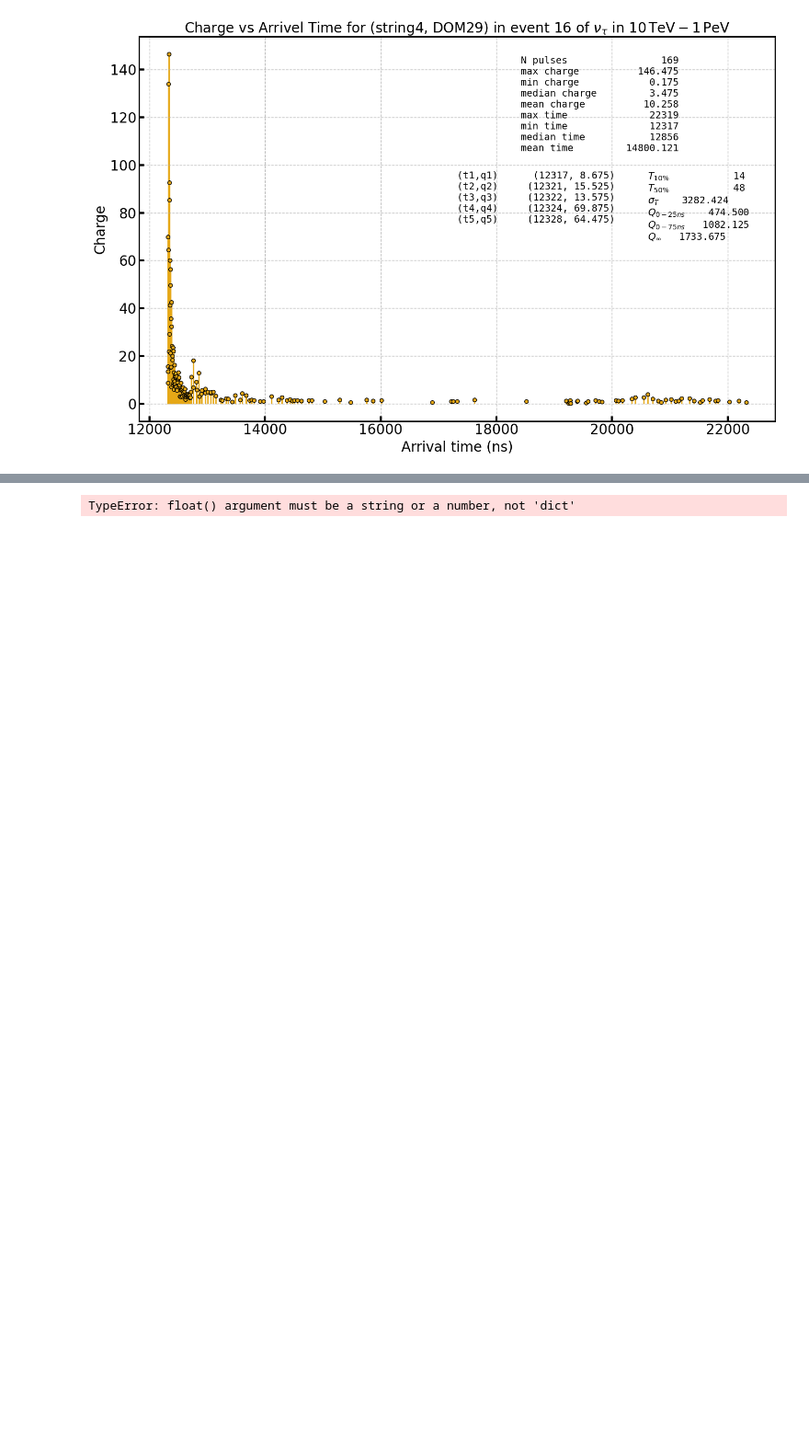
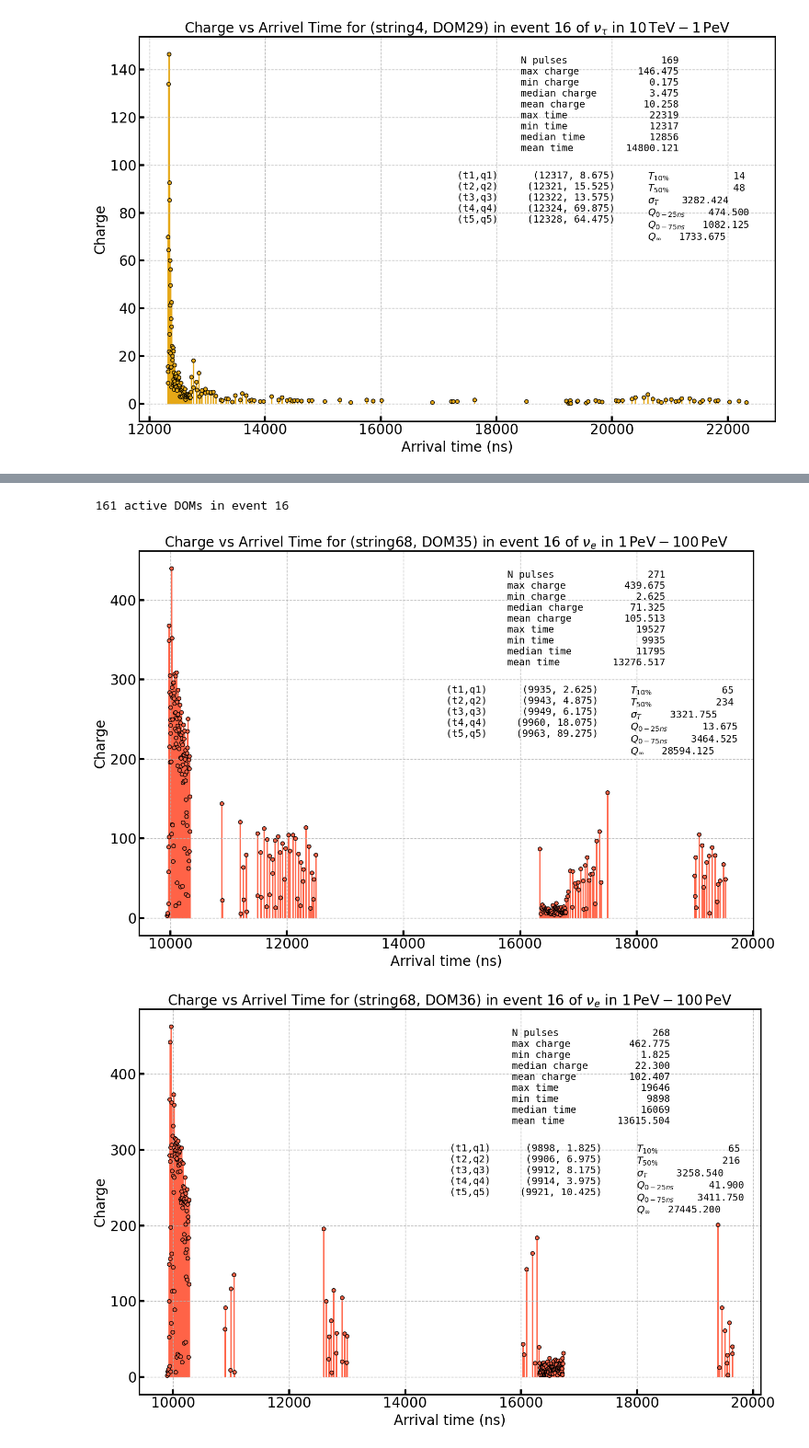
Before and after one commit to KUcyans/PMTfication, a Jupyter notebook: StatView_aesthetic/pulsemap_stat_view.ipynb, the cells around one changed output, grey strips where cells are left out. Shown at 92% size. Cells and saved outputs as stored; diff of their text form; code cells hidden in the pictures; blank space fills up the shorter version.

Commit message:
efficient db reading for pulsemap statview

```diff
--- a/StatView_aesthetic/pulsemap_stat_view.ipynb
+++ b/StatView_aesthetic/pulsemap_stat_view.ipynb
@@ -89,3 +86,8 @@ df_tau_TeV = convertDBtoDF(db_path_tau_TeV, 'SRTInIcePulses', N_events=100)
 Reading 100 events from SRTInIcePulses of /lustre/hpc/project/icecube/HE_Nu_Aske_Oct2024/sqlite_pulses/Snowstorm/22014/merged_part_1.db
 Reading 100 events from SRTInIcePulses of /lustre/hpc/project/icecube/HE_Nu_Aske_Oct2024/sqlite_pulses/Snowstorm/22011/merged_part_1.db
 Reading 100 events from SRTInIcePulses of /lustre/hpc/project/icecube/HE_Nu_Aske_Oct2024/sqlite_pulses/Snowstorm/22017/merged_part_1.db
+# %%
+df_e_PeV = convertDBtoDF(db_path_e_PeV, 'SRTInIcePulses', N_events=100)
+df_mu_PeV = convertDBtoDF(db_path_mu_PeV, 'SRTInIcePulses', N_events=100)
+df_tau_PeV = convertDBtoDF(db_path_tau_PeV, 'SRTInIcePulses', N_events=100)
+# 1 min 5 sec
@@ -774,9 +663,0 @@ def plot_individual_event_distribution(df: pd.DataFrame,
-# %%
-plot_individual_event_distribution(df_e_TeV,
-                                      feature = 'charge',
-                                      N_events=15,
-                                      binwidth=0.1,
-                                      flavour=Flavour.E,
-                                      energy_range=EnergyRange.ER_10_TEV_1_PEV)
-# %% [output]
-TypeError: float() argument must be a string or a number, not 'dict'
@@ -796,0 +664,10 @@ TypeError: float() argument must be a string or a number, not 'dict'
+# %%
+plot_charge_time_single_event_by_DOM(df_e_PeV,
+                                  event_index=16,#15,
+                                  flavour=Flavour.E,
+                                  N_pulses_cut=250,
+                                  energy_range=EnergyRange.ER_1_PEV_100_PEV)
+# %% [output]
+ 161 active DOMs in event 16
+[figure, added]
+[figure, added]
```
Also changed, not shown: parts of 14 cells of this notebook, 2 other files.
